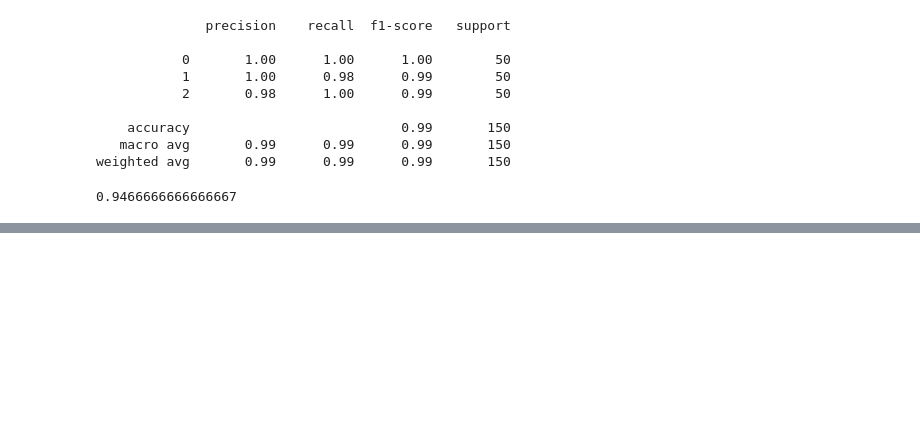
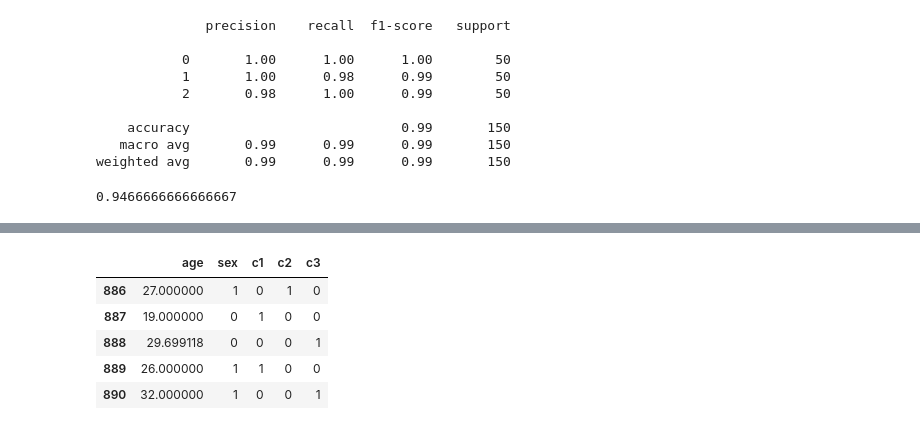
Before and after one commit to choisooyeon007/hello-world, a Jupyter notebook: study_DecisionTree.ipynb, the cells around one changed output, grey strips where cells are left out. Cells and saved outputs as stored; diff of their text form; code cells hidden in the pictures; blank space fills up the shorter version.

```diff
--- a/study_DecisionTree.ipynb
+++ b/study_DecisionTree.ipynb
@@ -138,0 +176,10 @@ cross_val_score(model, X, y, scoring="accuracy", cv=cv).mean()
+# %%
+dfX["age"].fillna(dfX["age"].mean(), inplace=True)
+dfX.tail()
+# %% [output]
+|  | age | sex | c1 | c2 | c3 |
+| 886 | 27.000000 | 1 | 0 | 1 | 0 |
+| 887 | 19.000000 | 0 | 1 | 0 | 0 |
+| 888 | 29.699118 | 0 | 0 | 0 | 1 |
+| 889 | 26.000000 | 1 | 1 | 0 | 0 |
+| 890 | 32.000000 | 1 | 0 | 0 | 1 |
```
Also changed, not shown: parts of 4 cells of this notebook.
